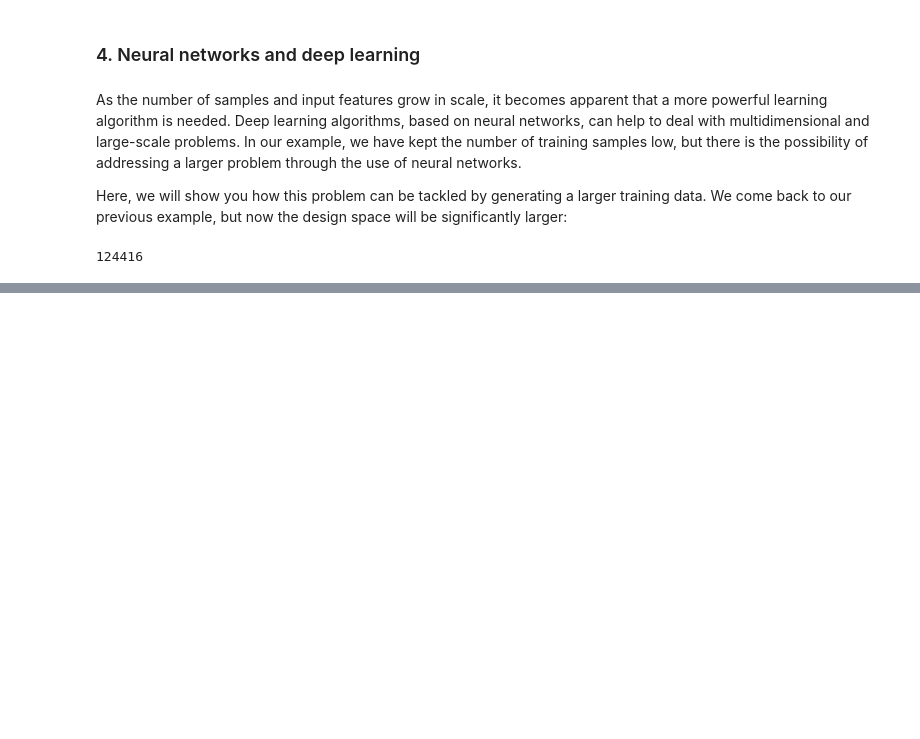
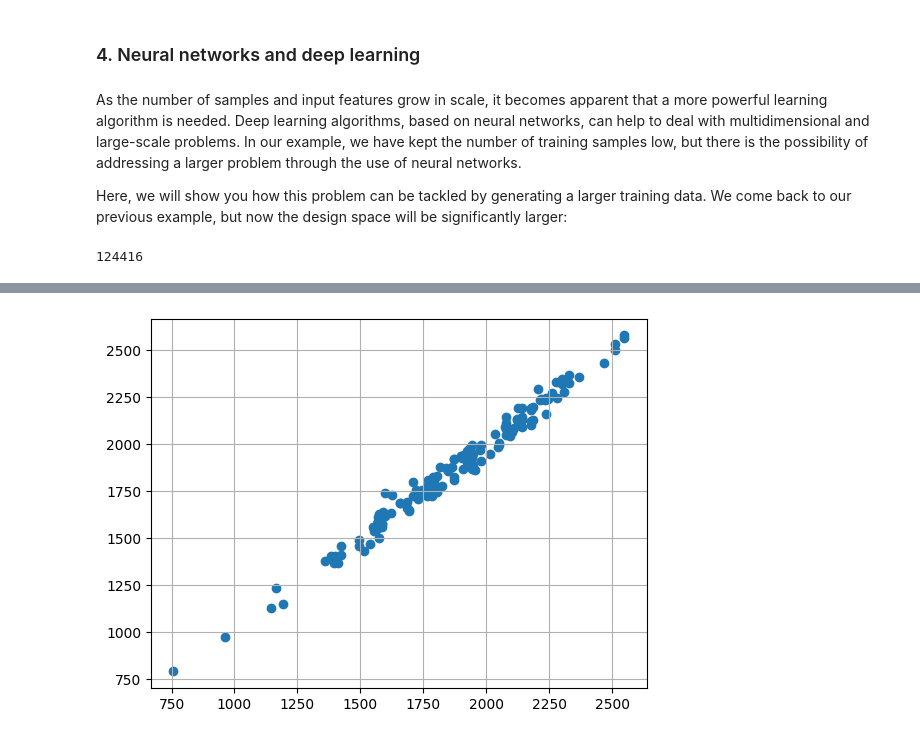
Before and after one commit to pablocarb/uimp-synbio, a Jupyter notebook: SynBio-AI-Overview.ipynb, the cells around one changed output, grey strips where cells are left out. Drawn from its saved outputs; the diff is of its cells as text; code cells hidden in the pictures; blank space fills up the shorter version.

```diff
--- a/SynBio-AI-Overview.ipynb
+++ b/SynBio-AI-Overview.ipynb
@@ -433,5 +438,5 @@ model.add(Dense(64, input_dim=Xd.shape[1], activation='relu'))
 model.add(Dense(32, activation='relu'))
 model.add(Dense(1, activation='linear'))
 model.compile(optimizer=Adam(learning_rate=0.001), loss='mean_squared_error')
-model.fit(Xd, Y, epochs=200, batch_size=16, verbose=1)
+model.fit(Xd, np.array(Y), epochs=200, batch_size=16, verbose=1)
 # %% [output]
@@ -438,0 +462,6 @@ ModuleNotFoundError: No module named 'tensorflow'
+# %%
+
+plt.scatter(Y, model.predict(Xd))
+plt.grid()
+plt.show()
+# %% [output]
@@ -438,0 +469 @@ ModuleNotFoundError: No module named 'tensorflow'
+[figure, added]
```
Also changed, not shown: parts of 12 cells of this notebook.
